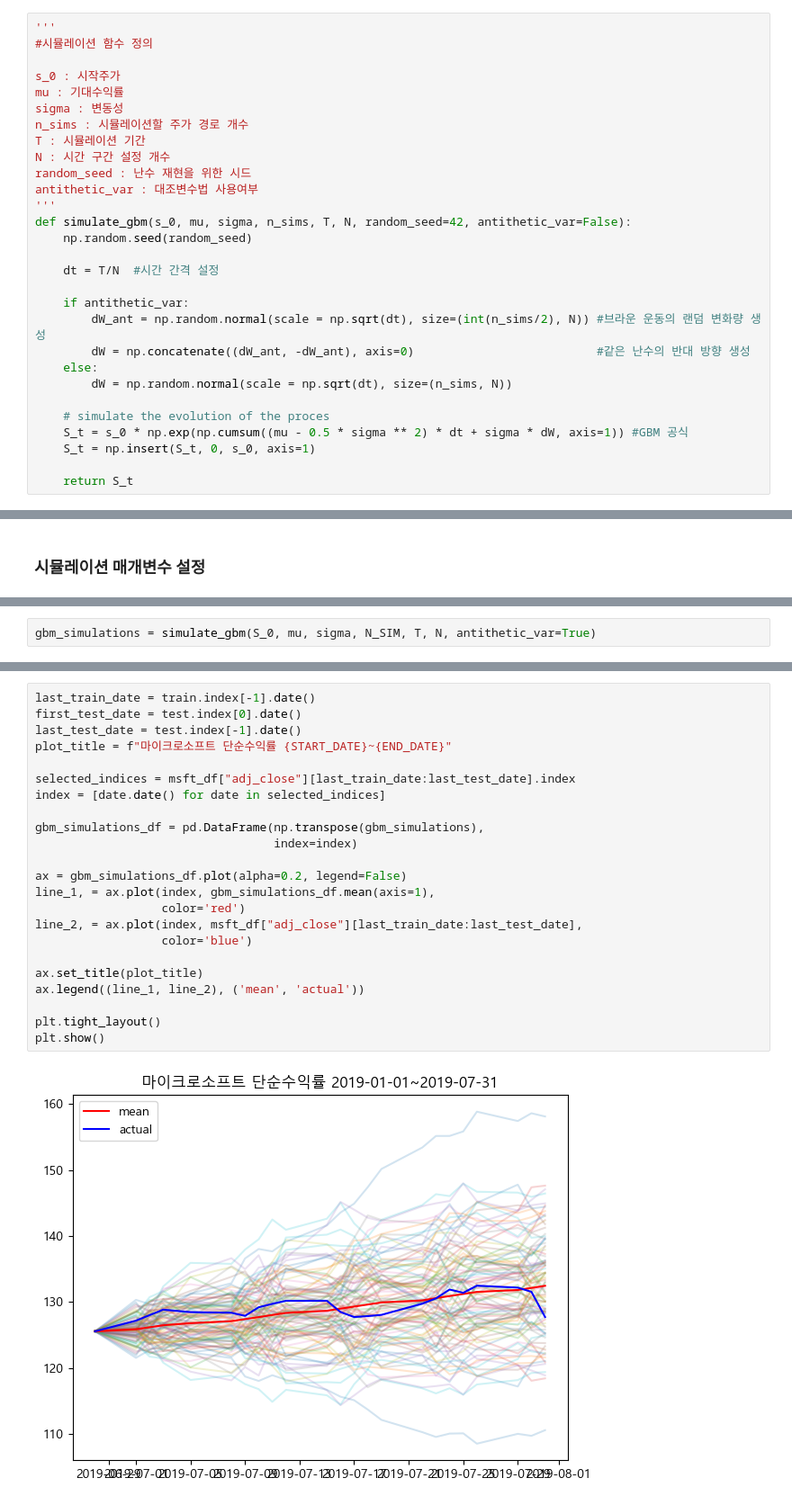
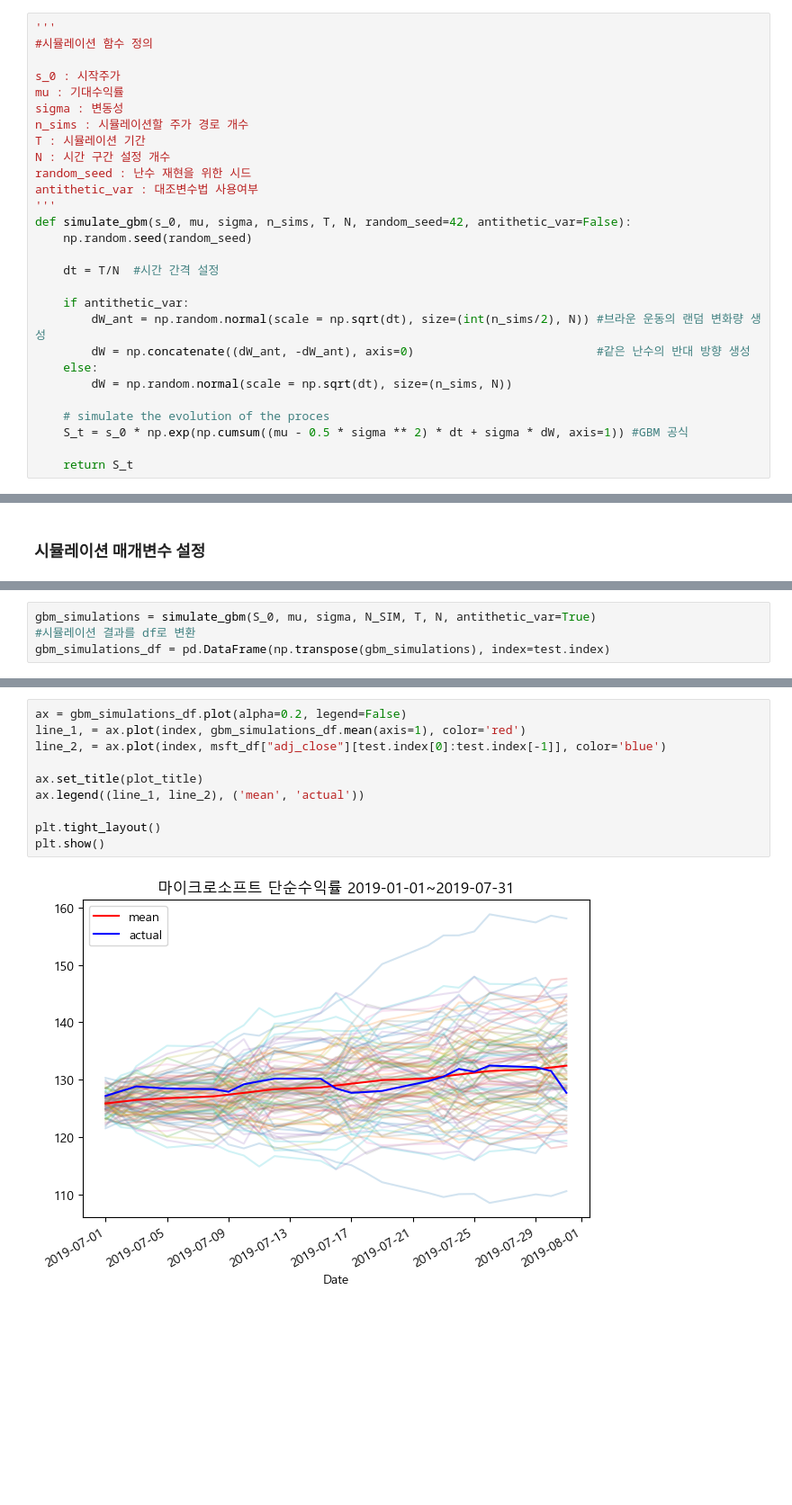
Before and after one commit to CHANGWOOKCHO/financial-analysis, a Jupyter notebook: simulation/01_gbm.ipynb, the cells around one changed output, grey strips where cells are left out. Shown at 90% size. Saved outputs shown, nothing was run; the diff lists cells and outputs as text; blank space fills up the shorter version.

Commit message:
시뮬레이션 유틸 추가

```diff
--- a/simulation/01_gbm.ipynb
+++ b/simulation/01_gbm.ipynb
@@ -32,7 +36,6 @@ def simulate_gbm(s_0, mu, sigma, n_sims, T, N, random_seed=42, antithetic_var=Fa
 
     # simulate the evolution of the proces
     S_t = s_0 * np.exp(np.cumsum((mu - 0.5 * sigma ** 2) * dt + sigma * dW, axis=1)) #GBM 공식
-    S_t = np.insert(S_t, 0, s_0, axis=1)
 
     return S_t
 # %% [markdown]
@@ -71,3 +74,5 @@ mu = train.mean()
 sigma = train.std()
 # %%
 gbm_simulations = simulate_gbm(S_0, mu, sigma, N_SIM, T, N, antithetic_var=True)
+#시뮬레이션 결과를 df로 변환
+gbm_simulations_df = pd.DataFrame(np.transpose(gbm_simulations), index=test.index)
@@ -74,25 +81,12 @@ gbm_simulations = simulate_gbm(S_0, mu, sigma, N_SIM, T, N, antithetic_var=True)
 # %%
-last_train_date = train.index[-1].date()
-first_test_date = test.index[0].date()
-last_test_date = test.index[-1].date()
-plot_title = f"마이크로소프트 단순수익률 {START_DATE}~{END_DATE}"
-
-selected_indices = msft_df["adj_close"][last_train_date:last_test_date].index
-index = [date.date() for date in selected_indices]
-
-gbm_simulations_df = pd.DataFrame(np.transpose(gbm_simulations),
-                                  index=index)
-
 ax = gbm_simulations_df.plot(alpha=0.2, legend=False)
-line_1, = ax.plot(index, gbm_simulations_df.mean(axis=1),
-                  color='red')
-line_2, = ax.plot(index, msft_df["adj_close"][last_train_date:last_test_date],
-                  color='blue')
+line_1, = ax.plot(index, gbm_simulations_df.mean(axis=1), color='red')
+line_2, = ax.plot(index, msft_df["adj_close"][test.index[0]:test.index[-1]], color='blue')
 
 ax.set_title(plot_title)
 ax.legend((line_1, line_2), ('mean', 'actual'))
 
 plt.tight_layout()
 plt.show()
 # %% [output]
-[figure, old version]
+[figure, new version]
```
Also changed, not shown: parts of 9 cells of this notebook, 1 other file.
